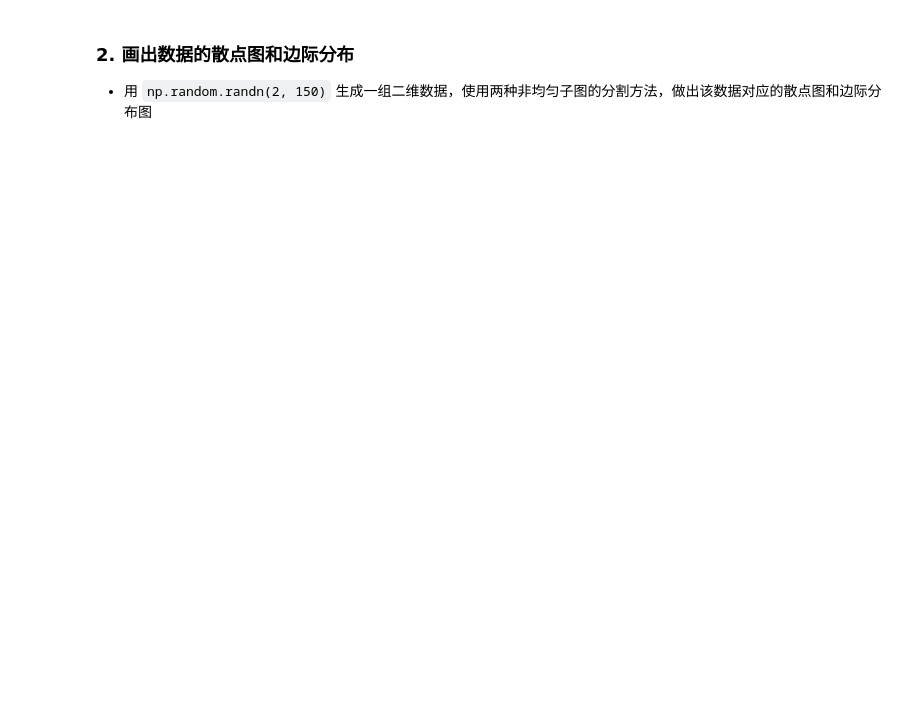
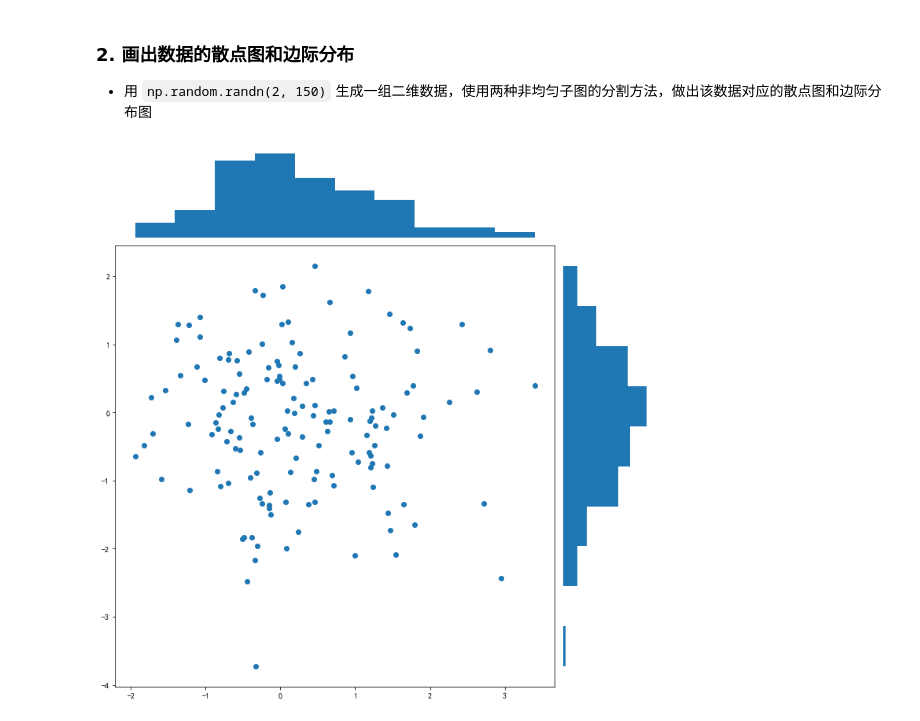
Before and after one commit to nicebear1999/learning_matplotlib, a Jupyter notebook: Task03练习.ipynb, the cells around one changed output. Drawn from its saved outputs; the diff is of its cells as text; code cells hidden in the pictures; blank space fills up the shorter version.

```diff
--- a/Task03练习.ipynb
+++ b/Task03练习.ipynb
@@ -20,3 +37,20 @@ ex1.head()
 ### 2. 画出数据的散点图和边际分布
 
 - 用 `np.random.randn(2, 150)` 生成一组二维数据，使用两种非均匀子图的分割方法，做出该数据对应的散点图和边际分布图
+# %%
+import numpy as np
+datax=np.random.randn(2, 150)
+# %%
+fig = plt.figure(figsize=(10, 10))
+spec = fig.add_gridspec(nrows=2, ncols=2, width_ratios=[5,1], height_ratios=[1,5])
+ax = fig.add_subplot(spec[1, 0])
+ax.scatter(datax[0],datax[1])
+ax = fig.add_subplot(spec[0, 0])
+plt.axis('off')
+ax.hist(datax[0])
+ax = fig.add_subplot(spec[1, 1])
+ax.hist(datax[1],orientation='horizontal')
+plt.axis('off')
+fig.tight_layout()
+# %% [output]
+[figure, added]
```
Also changed, not shown: parts of 2 cells of this notebook, 2 other files.
